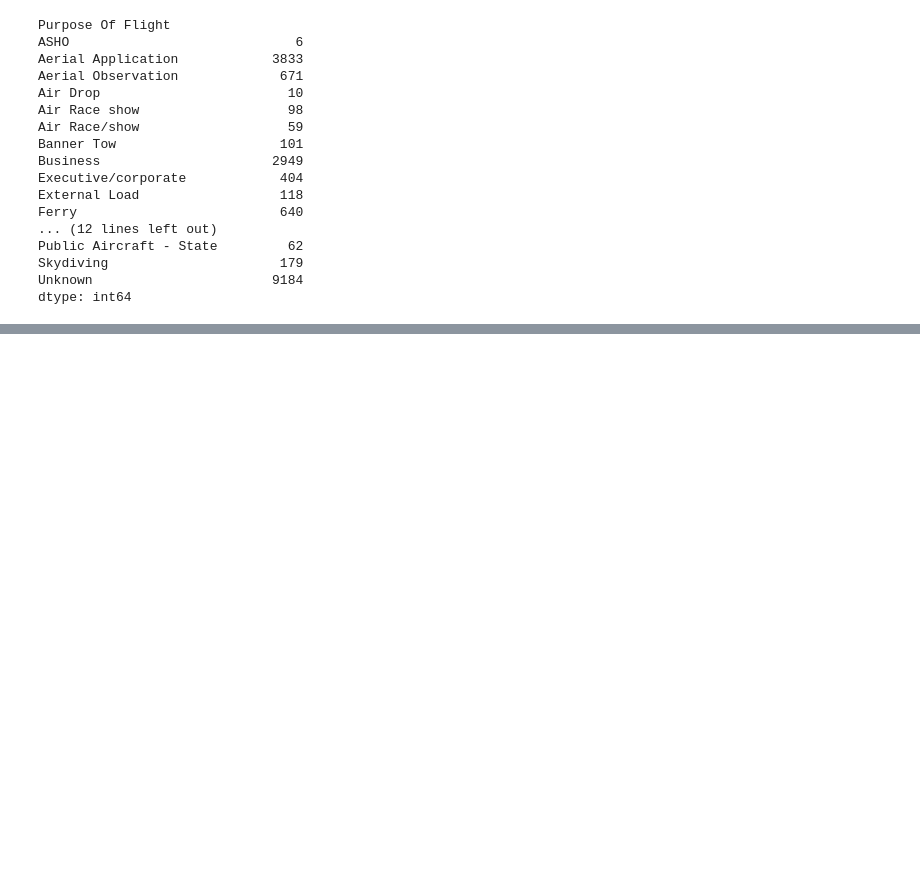
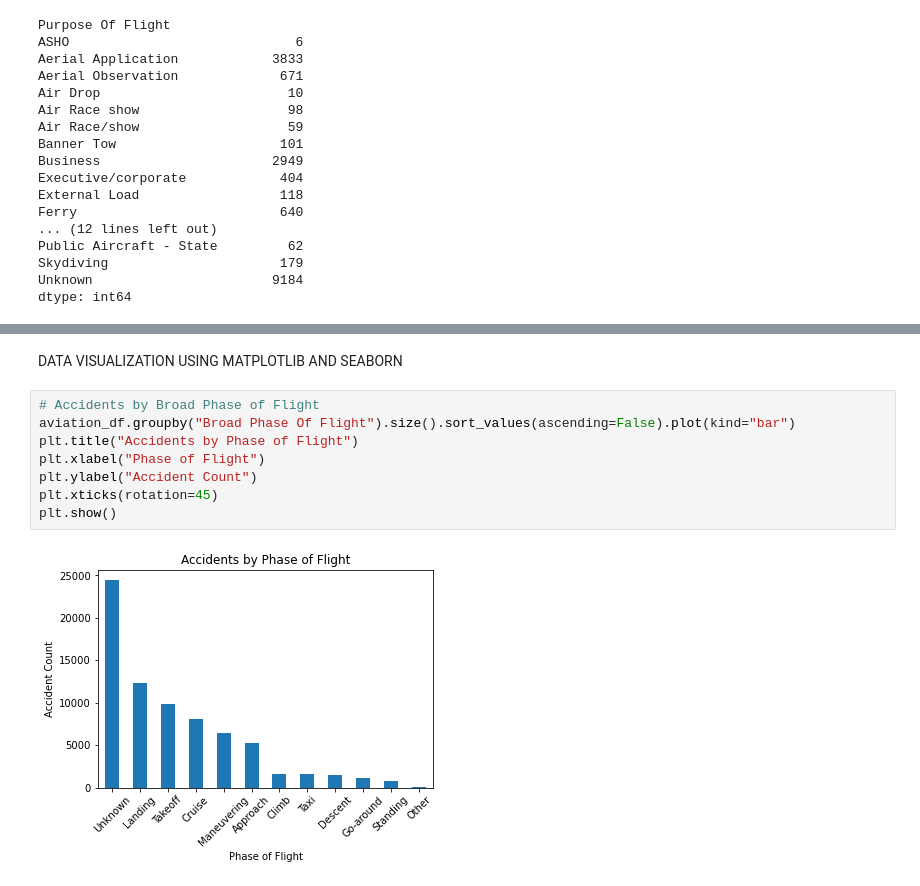
Before and after one commit to edgarowuor-tech/Phase1.Project, a Jupyter notebook: project1.ipynb, the cells around one changed output, grey strips where cells are left out. Saved outputs shown, nothing was run; the diff lists cells and outputs as text; blank space fills up the shorter version.

Commit message:
Added visualization

```diff
--- a/project1.ipynb
+++ b/project1.ipynb
@@ -528,0 +545,12 @@ dtype: int64
+# %% [markdown]
+DATA VISUALIZATION USING MATPLOTLIB AND SEABORN
+# %%
+# Accidents by Broad Phase of Flight
+aviation_df.groupby("Broad Phase Of Flight").size().sort_values(ascending=False).plot(kind="bar")
+plt.title("Accidents by Phase of Flight")
+plt.xlabel("Phase of Flight")
+plt.ylabel("Accident Count")
+plt.xticks(rotation=45)
+plt.show()
+# %% [output]
+[figure, added]
```
Also changed, not shown: parts of 13 cells of this notebook.
